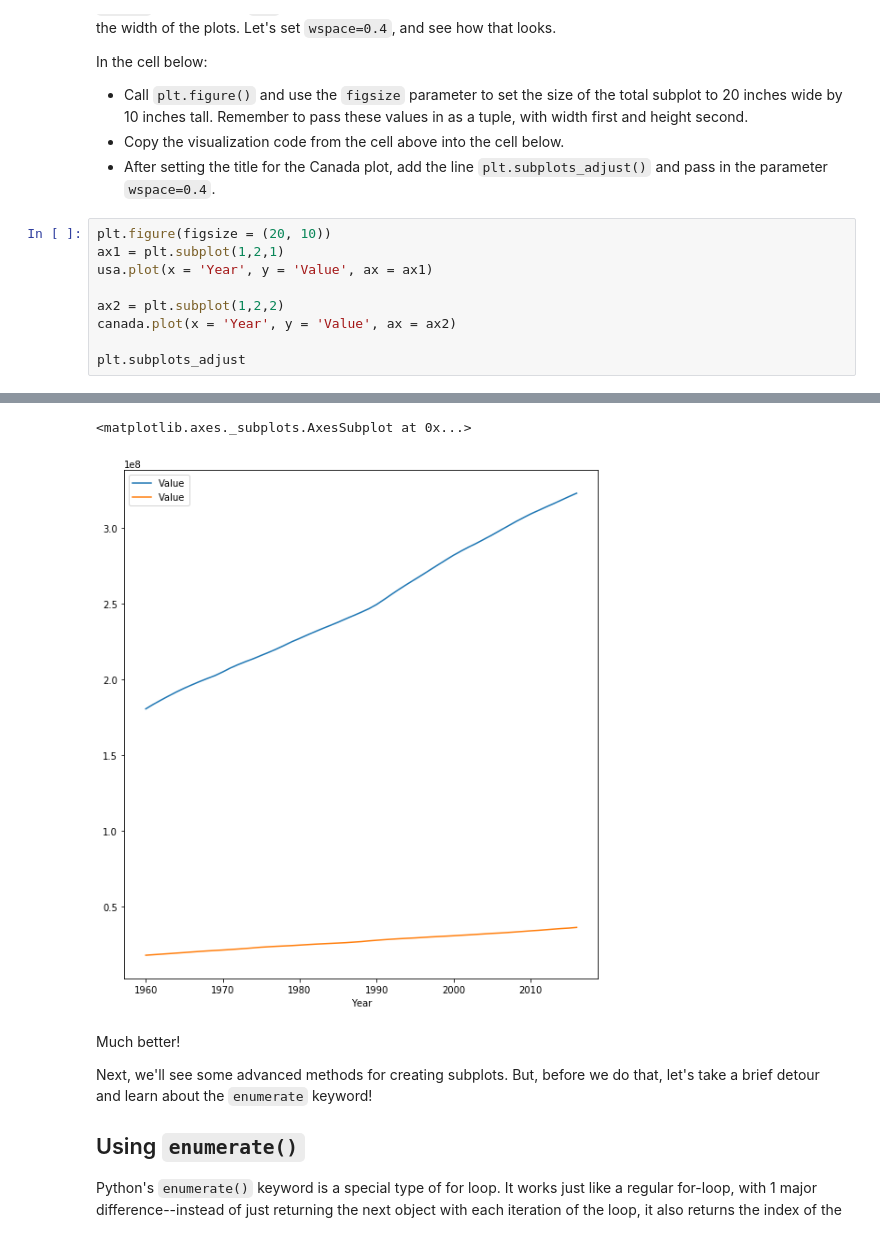
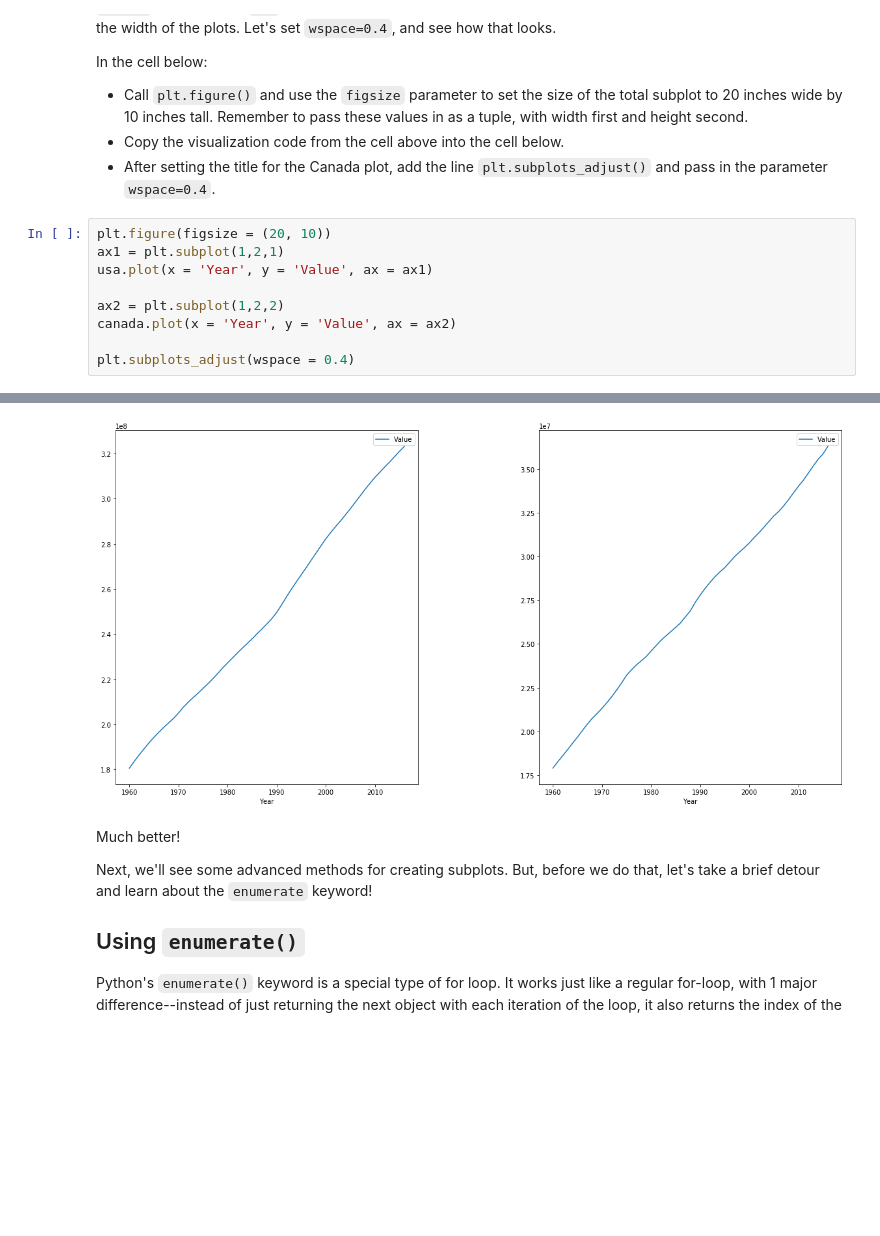
Before and after one commit to aschams/dsc-subplots-and-enumeration-lab-dc-ds-060319, a Jupyter notebook: index.ipynb, the cells around one changed output, grey strips where cells are left out. Drawn from its saved outputs; the diff is of its cells as text; blank space fills up the shorter version.

```diff
--- a/index.ipynb
+++ b/index.ipynb
@@ -126,5 +126,5 @@ usa.plot(x = 'Year', y = 'Value', ax = ax1)
 ax2 = plt.subplot(1,2,2)
 canada.plot(x = 'Year', y = 'Value', ax = ax2)
 
-plt.subplots_adjust
+plt.subplots_adjust(wspace = 0.4)
 # %% [output]
@@ -133,5 +131,4 @@ Adding an axes using the same arguments as a previous axes currently reuses the
-<matplotlib.axes._subplots.AxesSubplot at 0x...>
-[figure, old version]
+[figure, new version]
 # %% [markdown]
 Much better!
 
```
Also changed, not shown: parts of 1 cell of this notebook.
